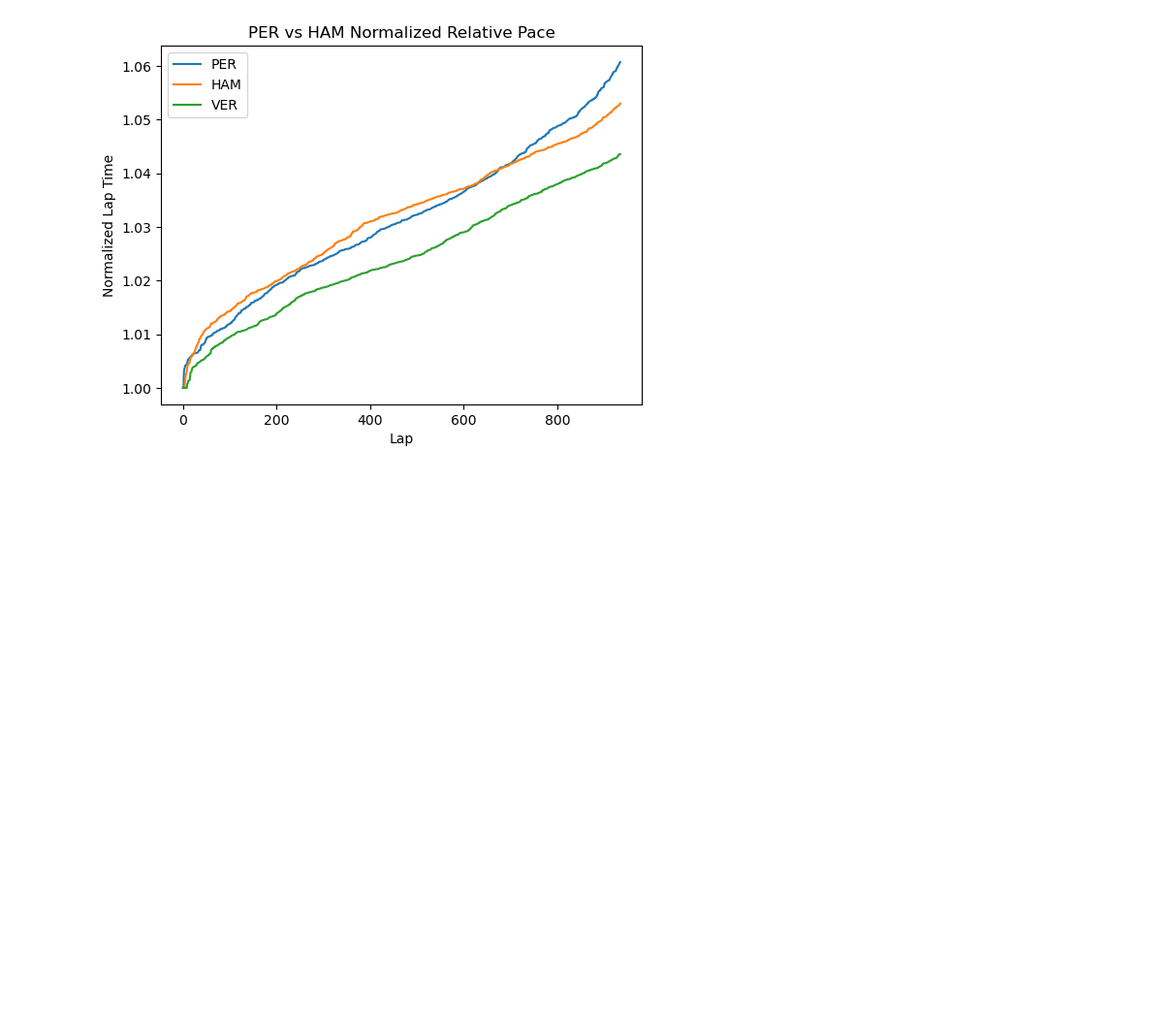
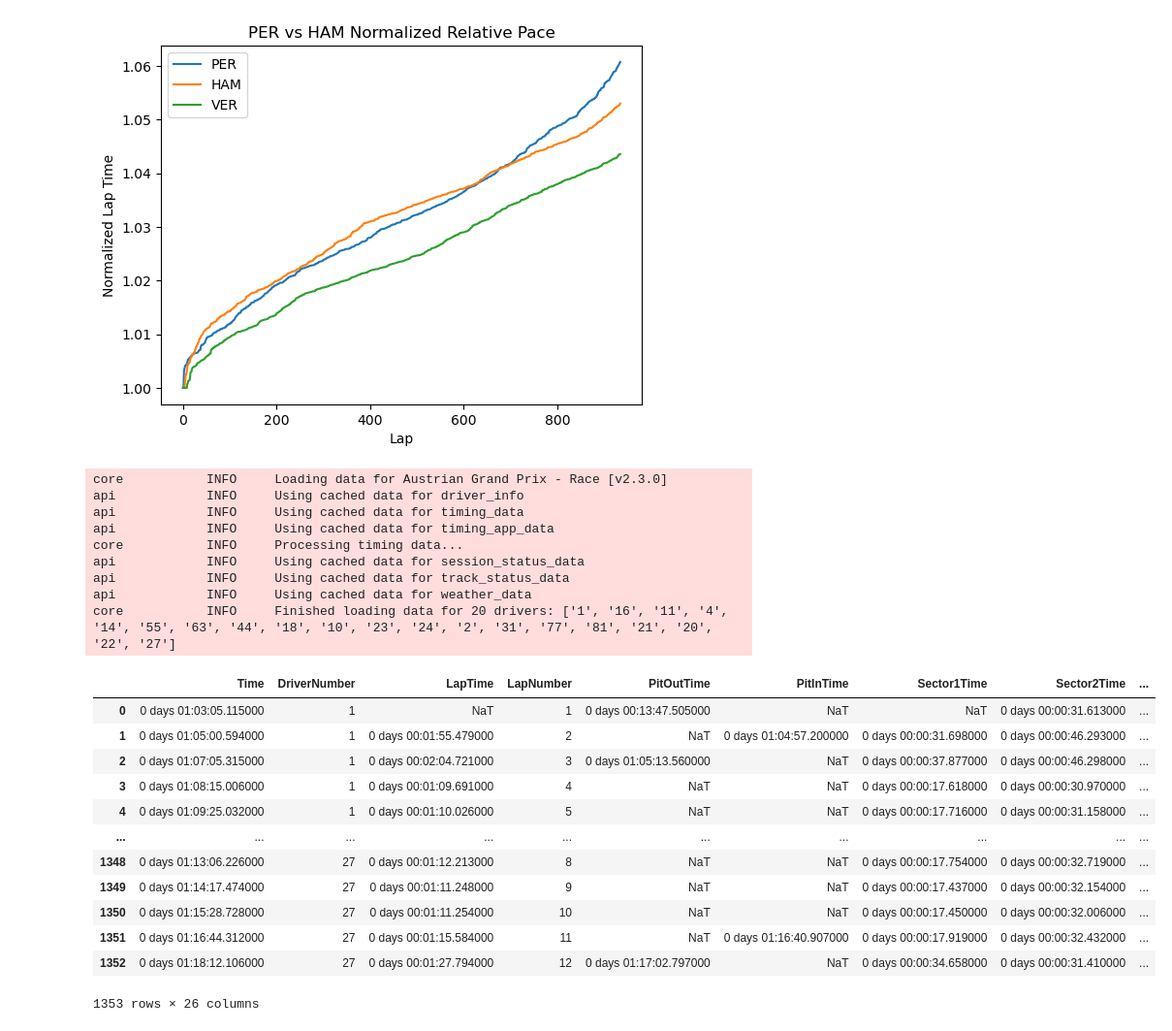
Before and after one commit to ab5525/f1_data_analysis, a Jupyter notebook: all_laps.ipynb, the cells around one changed output. Shown at 97% size. Saved outputs shown, nothing was run; the diff lists cells and outputs as text; code cells hidden in the pictures; blank space fills up the shorter version.

Commit message:
updated for future fastf1 syntax

```diff
--- a/all_laps.ipynb
+++ b/all_laps.ipynb
@@ -157,3 +160,31 @@ plt.set_title(f'{driver1} vs {driver2} Normalized Relative Pace')
 # %% [output]
 Text(0.5, 1.0, 'PER vs HAM Normalized Relative Pace')
 [figure]
+# %%
+#test
+t = fastf1.get_session(YEAR, 'Austria', 'R')
+t.load(laps=True, telemetry=False, weather=True,messages=False)
+t.laps
+# %% [output]
+core           INFO     Loading data for Austrian Grand Prix - Race [v2.3.0]
+api            INFO     Using cached data for driver_info
+api            INFO     Using cached data for timing_data
+api            INFO     Using cached data for timing_app_data
+core           INFO     Processing timing data...
+api            INFO     Using cached data for session_status_data
+api            INFO     Using cached data for track_status_data
+api            INFO     Using cached data for weather_data
+core           INFO     Finished loading data for 20 drivers: ['1', '16', '11', '4', '14', '55', '63', '44', '18', '10', '23', '24', '2', '31', '77', '81', '21', '20', '22', '27']
+|  | Time | DriverNumber | LapTime | LapNumber | PitOutTime | PitInTime | Sector1Time | Sector2Time | ... |
+| 0 | 0 days 01:03:05.115000 | 1 | NaT | 1 | 0 days 00:13:47.505000 | NaT | NaT | 0 days 00:00:31.613000 | ... |
+| 1 | 0 days 01:05:00.594000 | 1 | 0 days 00:01:55.479000 | 2 | NaT | 0 days 01:04:57.200000 | 0 days 00:00:31.698000 | 0 days 00:00:46.293000 | ... |
+| 2 | 0 days 01:07:05.315000 | 1 | 0 days 00:02:04.721000 | 3 | 0 days 01:05:13.560000 | NaT | 0 days 00:00:37.877000 | 0 days 00:00:46.298000 | ... |
+| 3 | 0 days 01:08:15.006000 | 1 | 0 days 00:01:09.691000 | 4 | NaT | NaT | 0 days 00:00:17.618000 | 0 days 00:00:30.970000 | ... |
+| 4 | 0 days 01:09:25.032000 | 1 | 0 days 00:01:10.026000 | 5 | NaT | NaT | 0 days 00:00:17.716000 | 0 days 00:00:31.158000 | ... |
+| ... | ... | ... | ... | ... | ... | ... | ... | ... | ... |
+| 1348 | 0 days 01:13:06.226000 | 27 | 0 days 00:01:12.213000 | 8 | NaT | NaT | 0 days 00:00:17.754000 | 0 days 00:00:32.719000 | ... |
+| 1349 | 0 days 01:14:17.474000 | 27 | 0 days 00:01:11.248000 | 9 | NaT | NaT | 0 days 00:00:17.437000 | 0 days 00:00:32.154000 | ... |
+| 1350 | 0 days 01:15:28.728000 | 27 | 0 days 00:01:11.254000 | 10 | NaT | NaT | 0 days 00:00:17.450000 | 0 days 00:00:32.006000 | ... |
+| 1351 | 0 days 01:16:44.312000 | 27 | 0 days 00:01:15.584000 | 11 | NaT | 0 days 01:16:40.907000 | 0 days 00:00:17.919000 | 0 days 00:00:32.432000 | ... |
+| 1352 | 0 days 01:18:12.106000 | 27 | 0 days 00:01:27.794000 | 12 | 0 days 01:17:02.797000 | NaT | 0 days 00:00:34.658000 | 0 days 00:00:31.410000 | ... |
+1353 rows × 26 columns
```
Also changed, not shown: parts of 6 cells of this notebook.
